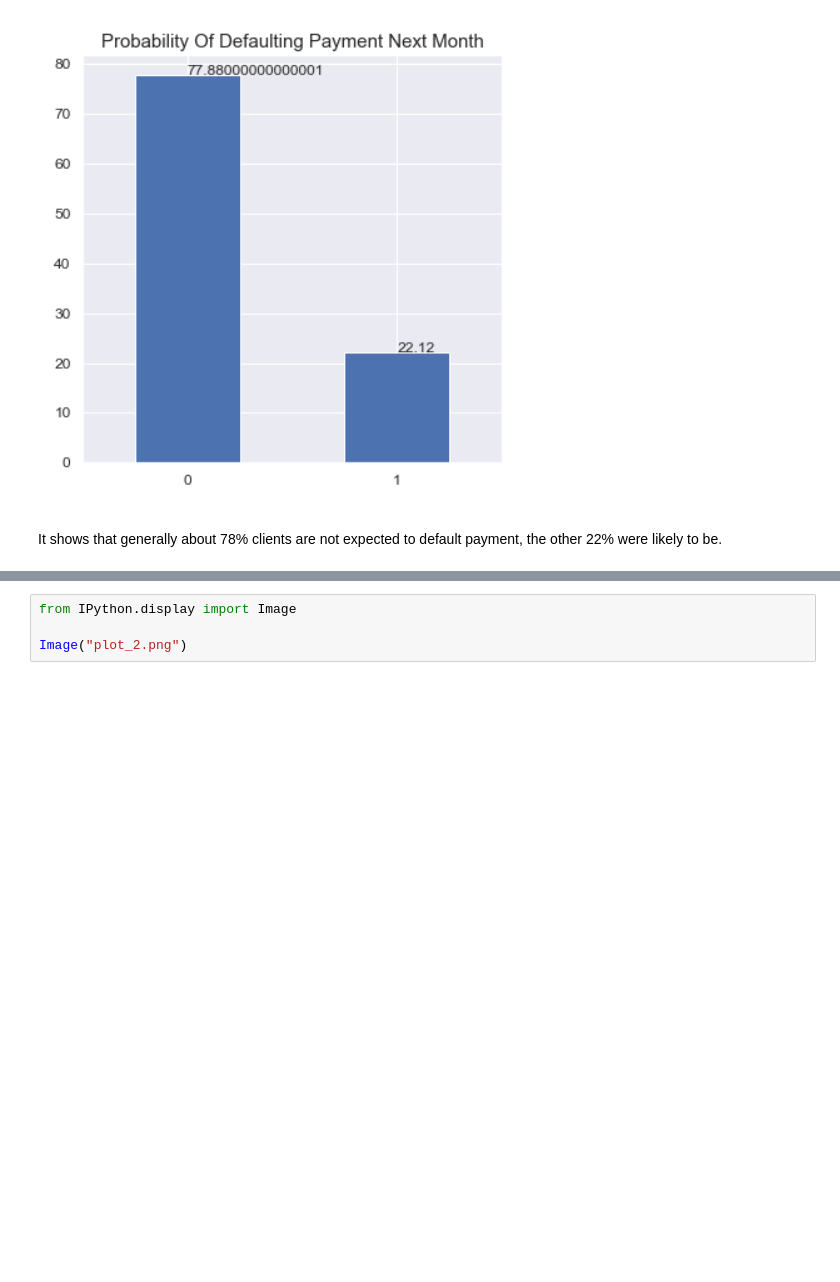
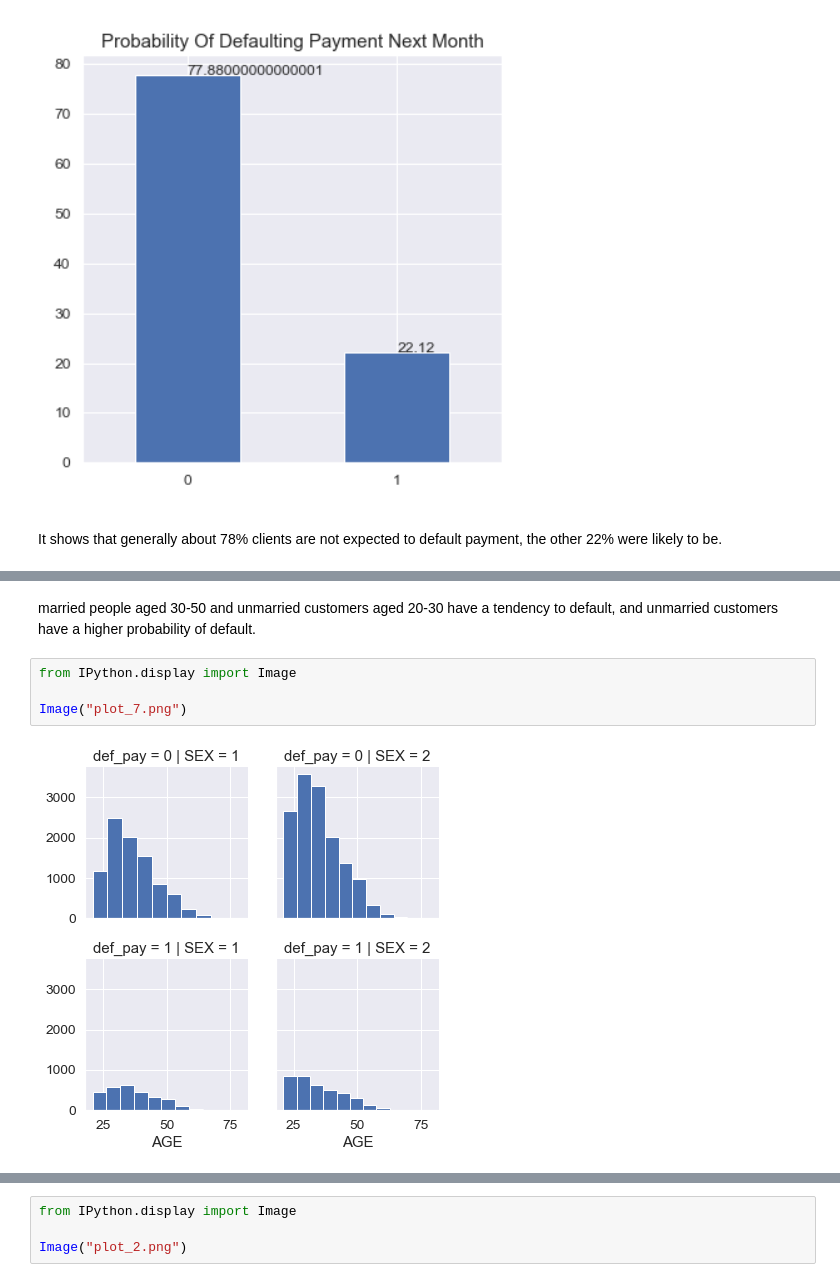
Before and after one commit to tyernapoleon/cpsc330blogpost, a Jupyter notebook: hw8blogpost.ipynb, the cells around one changed output, grey strips where cells are left out. Cells and saved outputs as stored; diff of their text form; blank space fills up the shorter version.

```diff
--- a/hw8blogpost.ipynb
+++ b/hw8blogpost.ipynb
@@ -25,0 +48,8 @@ It shows that generally about 78% clients are not expected to default payment, t
+# %% [markdown]
+married people aged 30-50 and unmarried customers aged 20-30 have a tendency to default, and unmarried customers have a higher probability of default.
+# %%
+from IPython.display import Image
+
+Image("plot_7.png")
+# %% [output]
+[figure, added]
```
Also changed, not shown: parts of 23 cells of this notebook, 5 other files.
